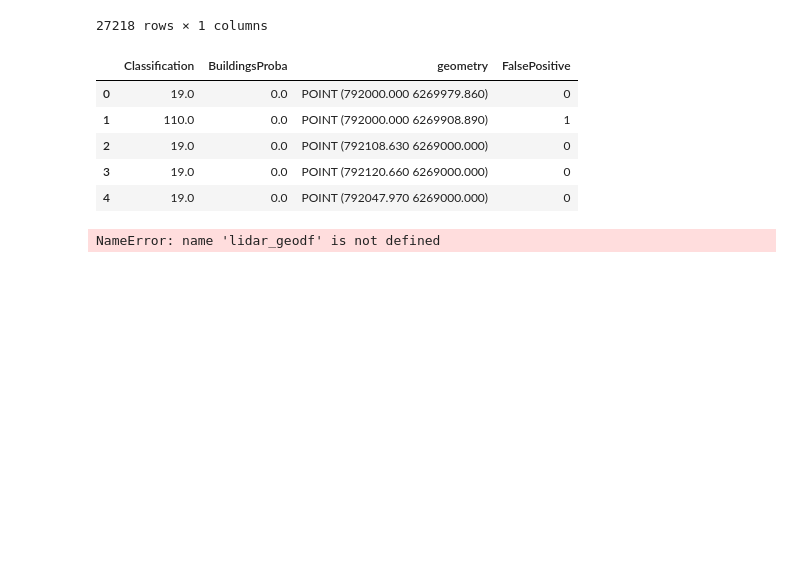
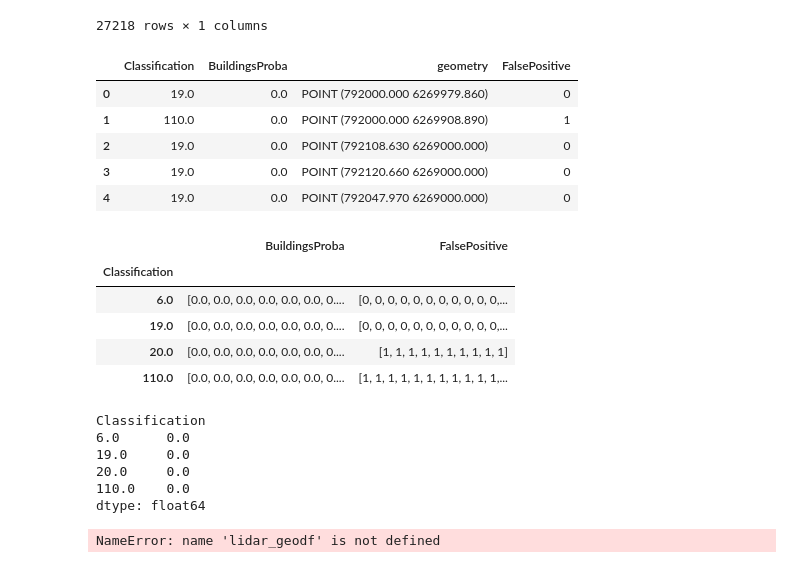
Before and after one commit to IGNF/myria3d, a Jupyter notebook: notebooks/6.0-cga-geopandas-vectorize.ipynb, the cells around one changed output. Saved outputs shown, nothing was run; the diff lists cells and outputs as text; code cells hidden in the pictures; blank space fills up the shorter version.

```diff
--- a/notebooks/6.0-cga-geopandas-vectorize.ipynb
+++ b/notebooks/6.0-cga-geopandas-vectorize.ipynb
@@ -70,6 +70,25 @@ lidar_geodf.head()
 | 2 | 19.0 | 0.0 | POINT (792108.630 6269000.000) | 0 |
 | 3 | 19.0 | 0.0 | POINT (792120.660 6269000.000) | 0 |
 | 4 | 19.0 | 0.0 | POINT (792047.970 6269000.000) | 0 |
+# %%
+df = lidar_geodf.groupby("Classification")[["BuildingsProba","FalsePositive"]].agg(lambda x: x.to_list())
+df
+# %% [output]
+|  | BuildingsProba | FalsePositive |
+| Classification |  |  |
+| 6.0 | [0.0, 0.0, 0.0, 0.0, 0.0, 0.0, 0.... | [0, 0, 0, 0, 0, 0, 0, 0, 0, 0, 0,... |
+| 19.0 | [0.0, 0.0, 0.0, 0.0, 0.0, 0.0, 0.... | [0, 0, 0, 0, 0, 0, 0, 0, 0, 0, 0,... |
+| 20.0 | [0.0, 0.0, 0.0, 0.0, 0.0, 0.0, 0.... | [1, 1, 1, 1, 1, 1, 1, 1, 1, 1] |
+| 110.0 | [0.0, 0.0, 0.0, 0.0, 0.0, 0.0, 0.... | [1, 1, 1, 1, 1, 1, 1, 1, 1, 1, 1,... |
+# %%
+df.apply(lambda x: np.sum(x["BuildingsProba"]), axis=1)
+# %% [output]
+Classification
+6.0      0.0
+19.0     0.0
+20.0     0.0
+110.0    0.0
+dtype: float64
 # %%
 # relier points si <0.5 entre eux -> buffer de 0.25m ?
 df = lidar_geodf.copy()
```
Also changed, not shown: 2 other files.
